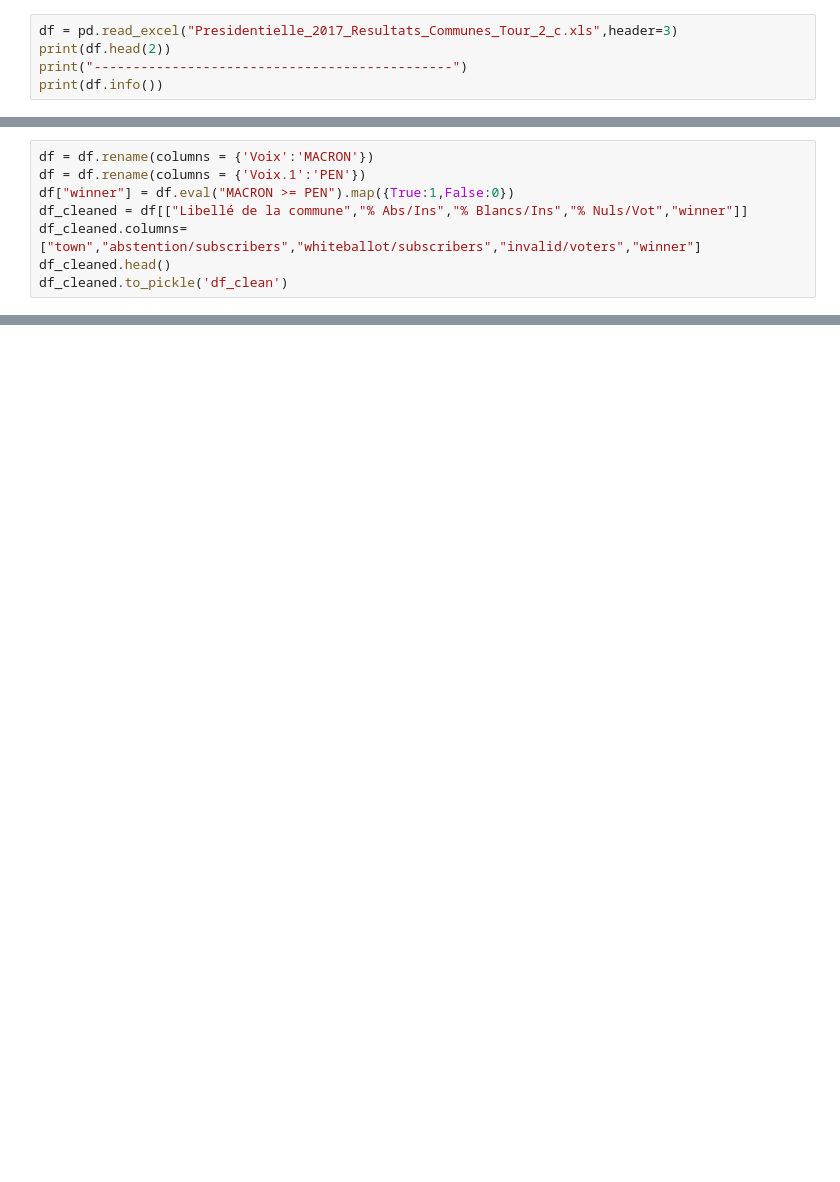
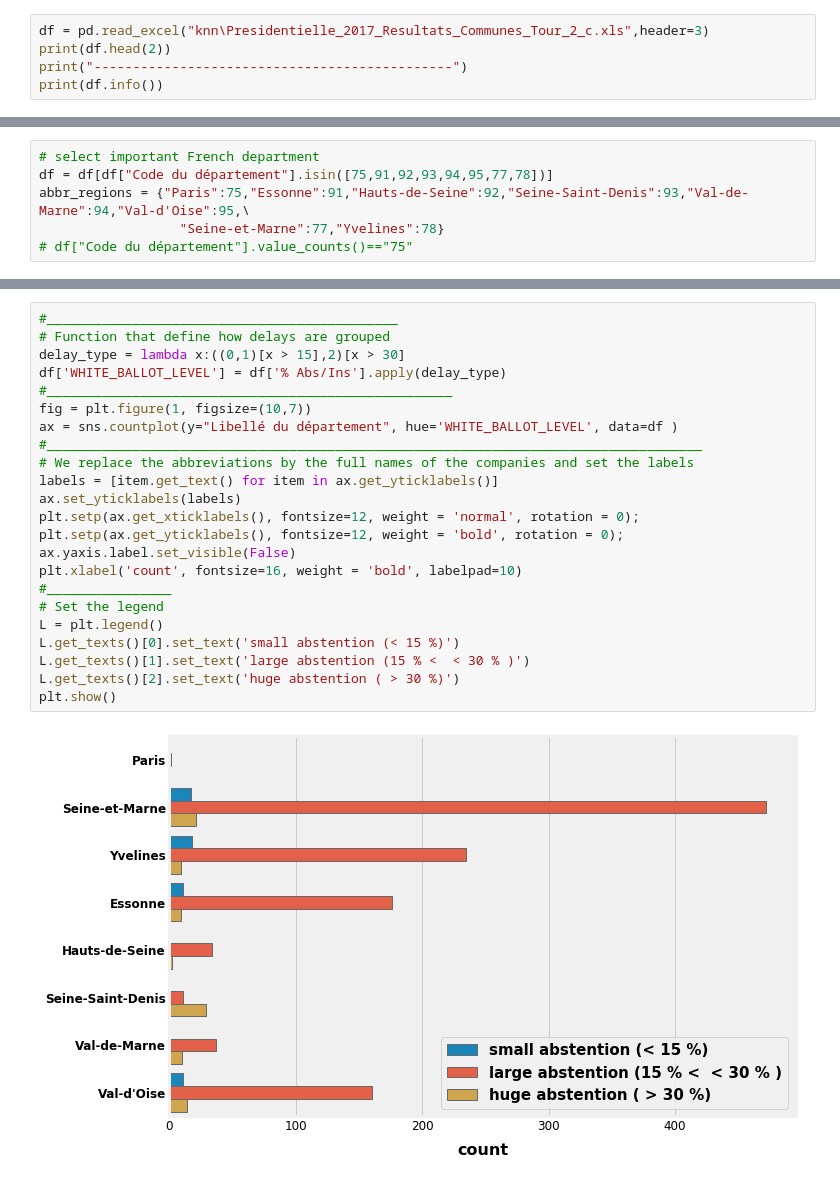
Before and after one commit to n-naoufal/ML-DL-from-scratch, a Jupyter notebook: checking_cleaning_data.ipynb, the cells around one changed output, grey strips where cells are left out. Saved outputs shown, nothing was run; the diff lists cells and outputs as text; blank space fills up the shorter version.

```diff
--- a/checking_cleaning_data.ipynb
+++ b/checking_cleaning_data.ipynb
@@ -3,5 +20,5 @@ import pandas as pd
 # %%
-df = pd.read_excel("Presidentielle_2017_Resultats_Communes_Tour_2_c.xls",header=3)
+df = pd.read_excel("knn\Presidentielle_2017_Resultats_Communes_Tour_2_c.xls",header=3)
 print(df.head(2))
 print("----------------------------------------------")
 print(df.info())
@@ -23,11 +40,3 @@ print(df.info())
 dtypes: float64(12), int64(11), object(9)
 memory usage: 8.7+ MB
 None
-# %%
-df = df.rename(columns = {'Voix':'MACRON'})
-df = df.rename(columns = {'Voix.1':'PEN'})
-df["winner"] = df.eval("MACRON >= PEN").map({True:1,False:0})
-df_cleaned = df[["Libellé de la commune","% Abs/Ins","% Blancs/Ins","% Nuls/Vot","winner"]]
-df_cleaned.columns=["town","abstention/subscribers","whiteballot/subscribers","invalid/voters","winner"]
-df_cleaned.head()
-df_cleaned.to_pickle('df_clean')
@@ -275,0 +93,6 @@ Accuracy of test set :  0.669652855543
+# %%
+# select important French department
+df = df[df["Code du département"].isin([75,91,92,93,94,95,77,78])]
+abbr_regions = {"Paris":75,"Essonne":91,"Hauts-de-Seine":92,"Seine-Saint-Denis":93,"Val-de-Marne":94,"Val-d'Oise":95,\
+                  "Seine-et-Marne":77,"Yvelines":78}
+# df["Code du département"].value_counts()=="75"
@@ -275,0 +200,25 @@ Accuracy of test set :  0.669652855543
+# %%
+#_____________________________________________
+# Function that define how delays are grouped
+delay_type = lambda x:((0,1)[x > 15],2)[x > 30]
+df['WHITE_BALLOT_LEVEL'] = df['% Abs/Ins'].apply(delay_type)
+#____________________________________________________
+fig = plt.figure(1, figsize=(10,7))
+ax = sns.countplot(y="Libellé du département", hue='WHITE_BALLOT_LEVEL', data=df )
+#____________________________________________________________________________________
+# We replace the abbreviations by the full names of the companies and set the labels
+labels = [item.get_text() for item in ax.get_yticklabels()]
+ax.set_yticklabels(labels)
+plt.setp(ax.get_xticklabels(), fontsize=12, weight = 'normal', rotation = 0);
+plt.setp(ax.get_yticklabels(), fontsize=12, weight = 'bold', rotation = 0);
+ax.yaxis.label.set_visible(False)
+plt.xlabel('count', fontsize=16, weight = 'bold', labelpad=10)
+#________________
+# Set the legend
+L = plt.legend()
+L.get_texts()[0].set_text('small abstention (< 15 %)')
+L.get_texts()[1].set_text('large abstention (15 % <  < 30 % )')
+L.get_texts()[2].set_text('huge abstention ( > 30 %)')
+plt.show()
+# %% [output]
+[figure, added]
```
Also changed, not shown: parts of 16 cells of this notebook, 10 other files.
